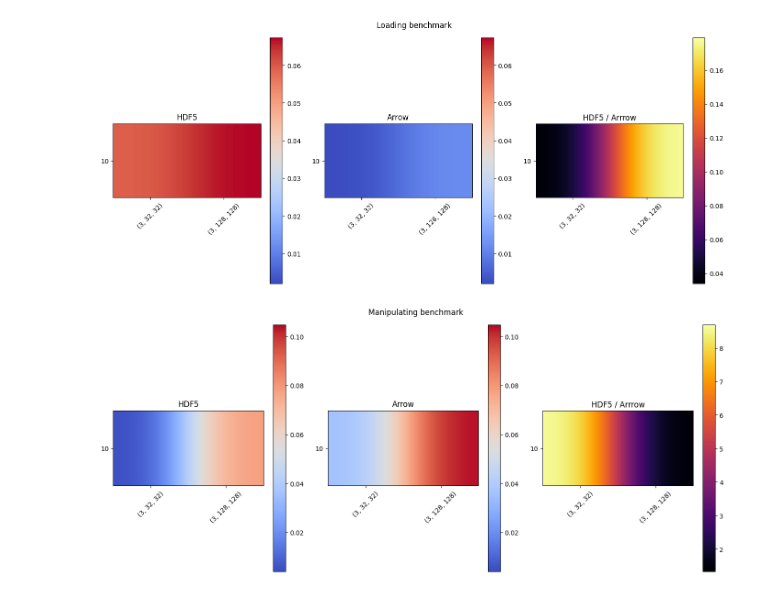
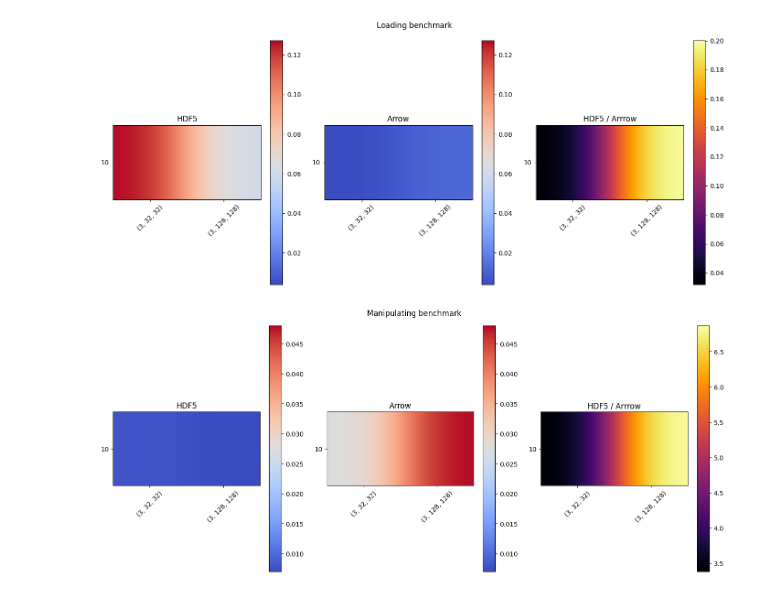
Before and after one commit to cristianoCarta/benchmarks, a Jupyter notebook: test.ipynb, the cells around one changed output. Saved outputs shown, nothing was run; the diff lists cells and outputs as text; code cells hidden in the pictures.

Commit message:
Benchmark done updated to f3

```diff
--- a/test.ipynb
+++ b/test.ipynb
@@ -13,6 +13,7 @@ N = [10]
 D = 5
 d = [(3, 32, 32),(3, 128, 128)]
 iterations = 1
+selected_label = 1
 # %%
 benchmark = F3()
 # %%
@@ -23,5 +24,5 @@ for item in N:
 # %%
-t1,t2,t3,t4 = benchmark.benchmark_heatmap_column_wise("outputs/f3/column_wise/f3",N,d,D,iterations,hdf5_driver="core",plot=True,save=True)
+t1,t2,t3,t4 = benchmark.benchmark_heatmap_row_wise("outputs/f3/row_wise/f3",N,d,D,iterations,selected_label,hdf5_driver="core",plot=True,save=True)
 # %% [output]
-[figure, old version]
+[figure, new version]
-[figure, old version]
+[figure, new version]
```
Also changed, not shown: parts of 1 cell of this notebook, 3 other files.
